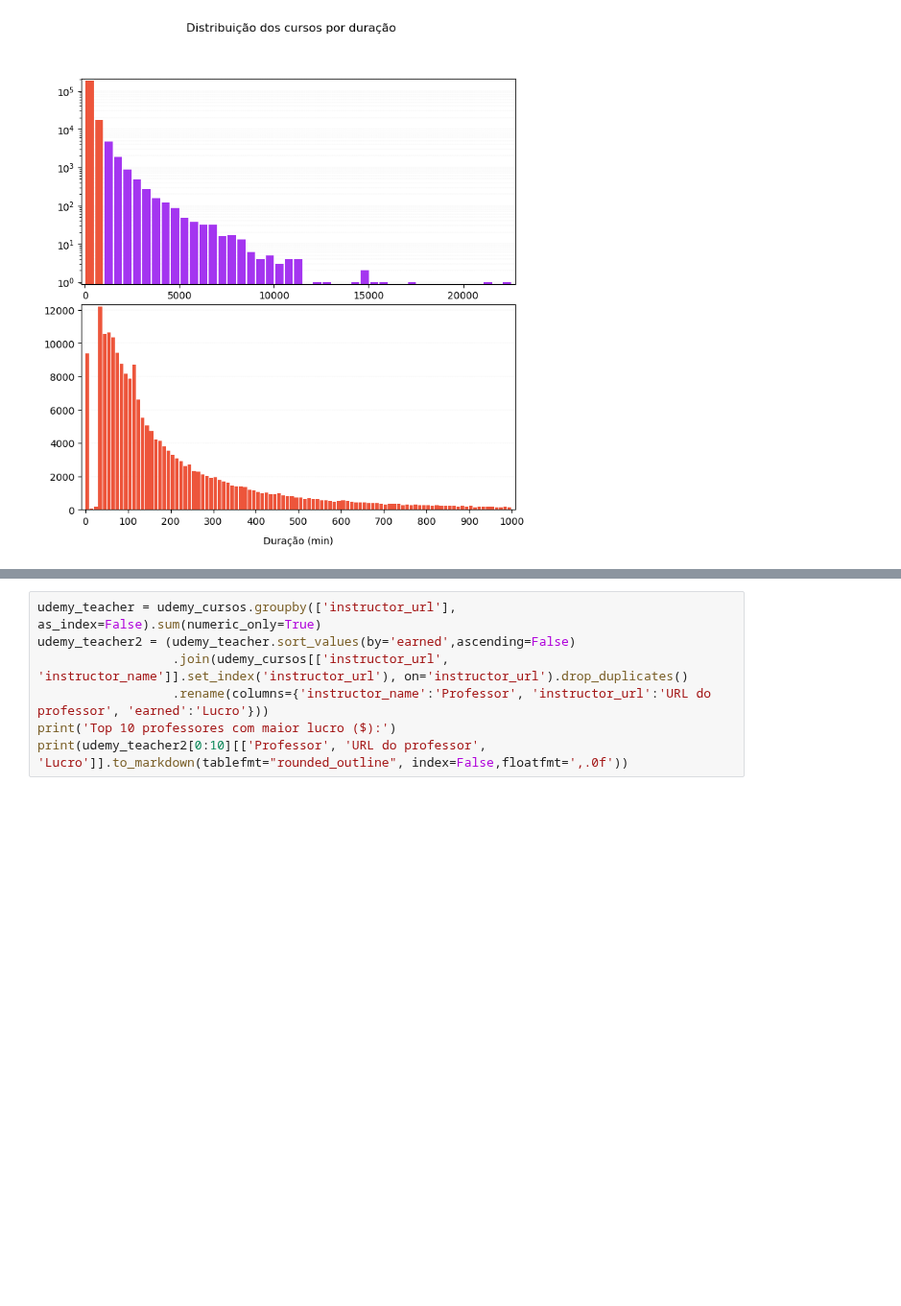
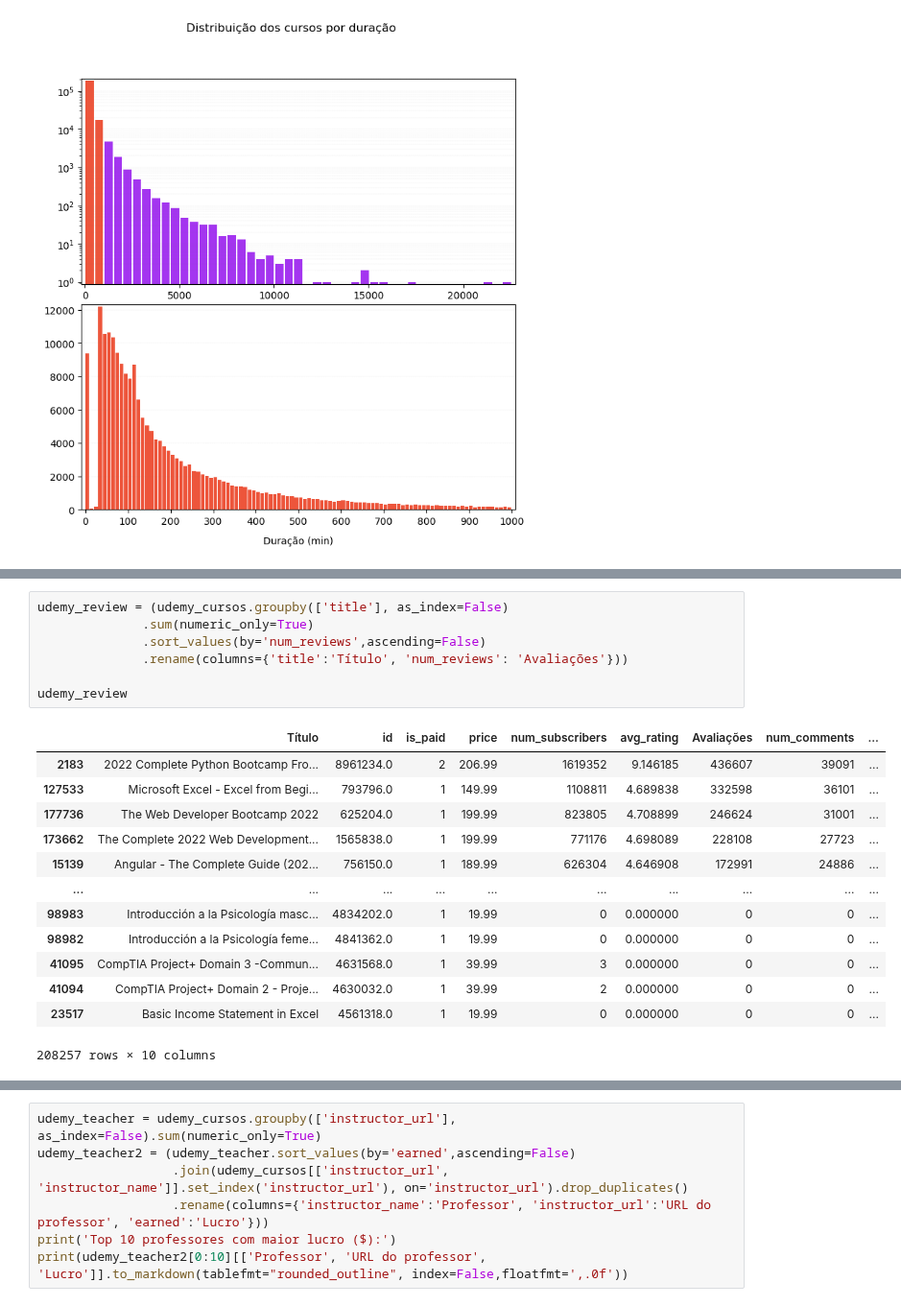
Before and after one commit to ismailymendes/mooc_udemy_coursera, a Jupyter notebook: mooc_udemy.ipynb, the cells around one changed output, grey strips where cells are left out. Shown at 96% size. Drawn from its saved outputs; the diff is of its cells as text; blank space fills up the shorter version.

```diff
--- a/mooc_udemy.ipynb
+++ b/mooc_udemy.ipynb
@@ -459,0 +547,21 @@ Top 10 tópicos por quantidade de inscritos:
+# %%
+udemy_review = (udemy_cursos.groupby(['title'], as_index=False)
+              .sum(numeric_only=True)
+              .sort_values(by='num_reviews',ascending=False)
+              .rename(columns={'title':'Título', 'num_reviews': 'Avaliações'}))
+
+udemy_review
+# %% [output]
+|  | Título | id | is_paid | price | num_subscribers | avg_rating | Avaliações | num_comments | ... |
+| 2183 | 2022 Complete Python Bootcamp Fro... | 8961234.0 | 2 | 206.99 | 1619352 | 9.146185 | 436607 | 39091 | ... |
+| 127533 | Microsoft Excel - Excel from Begi... | 793796.0 | 1 | 149.99 | 1108811 | 4.689838 | 332598 | 36101 | ... |
+| 177736 | The Web Developer Bootcamp 2022 | 625204.0 | 1 | 199.99 | 823805 | 4.708899 | 246624 | 31001 | ... |
+| 173662 | The Complete 2022 Web Development... | 1565838.0 | 1 | 199.99 | 771176 | 4.698089 | 228108 | 27723 | ... |
+| 15139 | Angular - The Complete Guide (202... | 756150.0 | 1 | 189.99 | 626304 | 4.646908 | 172991 | 24886 | ... |
+| ... | ... | ... | ... | ... | ... | ... | ... | ... | ... |
+| 98983 | Introducción a la Psicología masc... | 4834202.0 | 1 | 19.99 | 0 | 0.000000 | 0 | 0 | ... |
+| 98982 | Introducción a la Psicología feme... | 4841362.0 | 1 | 19.99 | 0 | 0.000000 | 0 | 0 | ... |
+| 41095 | CompTIA Project+ Domain 3 -Commun... | 4631568.0 | 1 | 39.99 | 3 | 0.000000 | 0 | 0 | ... |
+| 41094 | CompTIA Project+ Domain 2 - Proje... | 4630032.0 | 1 | 39.99 | 2 | 0.000000 | 0 | 0 | ... |
+| 23517 | Basic Income Statement in Excel | 4561318.0 | 1 | 19.99 | 0 | 0.000000 | 0 | 0 | ... |
+208257 rows × 10 columns
```
Also changed, not shown: parts of 64 cells of this notebook.
